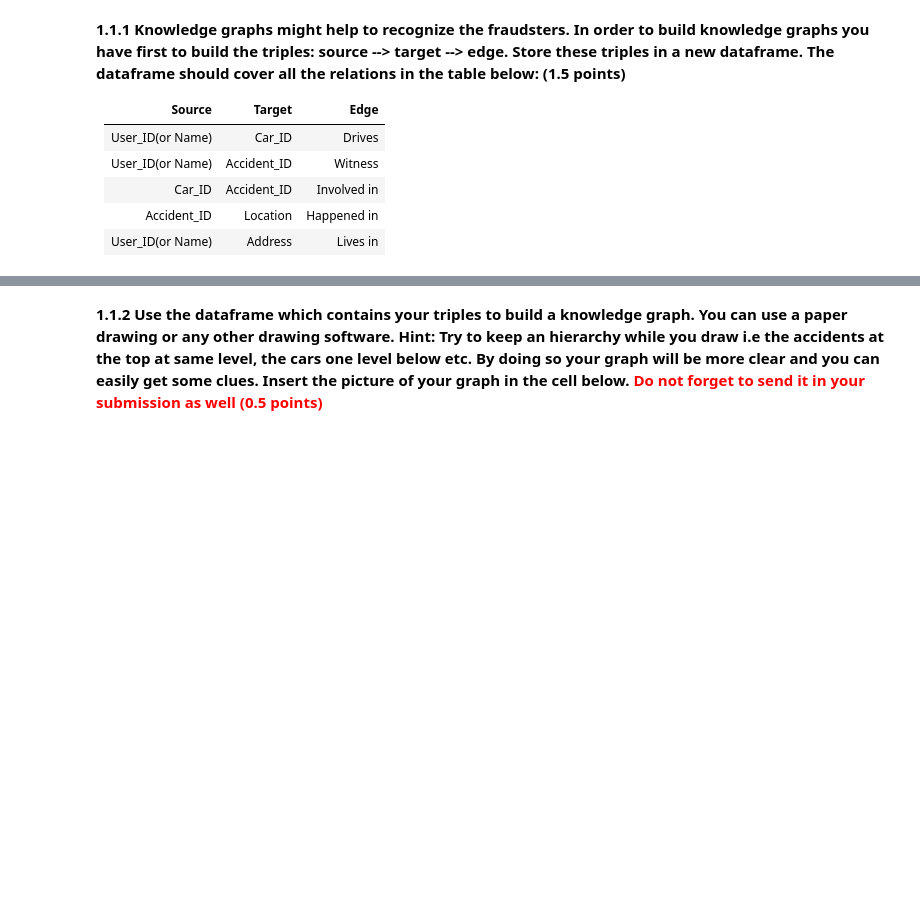
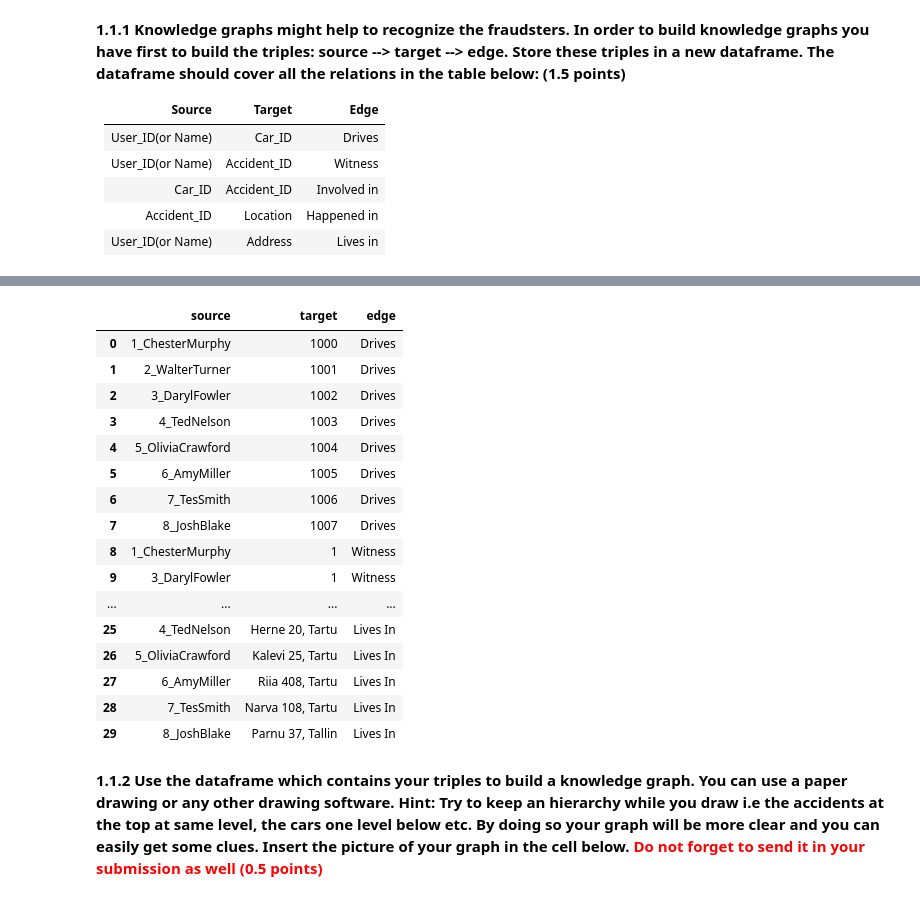
Before and after one commit to enliktjioe/bda2020, a Jupyter notebook: HW6/Homework_06.ipynb, the cells around one changed output, grey strips where cells are left out. Saved outputs shown, nothing was run; the diff lists cells and outputs as text; code cells hidden in the pictures; blank space fills up the shorter version.

```diff
--- a/HW6/Homework_06.ipynb
+++ b/HW6/Homework_06.ipynb
@@ -64,0 +142,4 @@ The fields included are:
+# %%
+# row2
+triples.extend([('1_ChesterMurphy', '1', 'Witness'),
+                ('3_DarylFowler', '1', 'Witness')])
@@ -65,2 +172,23 @@ The fields included are:
+# %%
+triples_df = pd.DataFrame(triples, columns=["source", "target", "edge"])
+triples_df
+# %% [output]
+|  | source | target | edge |
+| 0 | 1_ChesterMurphy | 1000 | Drives |
+| 1 | 2_WalterTurner | 1001 | Drives |
+| 2 | 3_DarylFowler | 1002 | Drives |
+| 3 | 4_TedNelson | 1003 | Drives |
+| 4 | 5_OliviaCrawford | 1004 | Drives |
+| 5 | 6_AmyMiller | 1005 | Drives |
+| 6 | 7_TesSmith | 1006 | Drives |
+| 7 | 8_JoshBlake | 1007 | Drives |
+| 8 | 1_ChesterMurphy | 1 | Witness |
+| 9 | 3_DarylFowler | 1 | Witness |
+| ... | ... | ... | ... |
+| 25 | 4_TedNelson | Herne 20, Tartu | Lives In |
+| 26 | 5_OliviaCrawford | Kalevi 25, Tartu | Lives In |
+| 27 | 6_AmyMiller | Riia 408, Tartu | Lives In |
+| 28 | 7_TesSmith | Narva 108, Tartu | Lives In |
+| 29 | 8_JoshBlake | Parnu 37, Tallin | Lives In |
 # %% [markdown]
 **1.1.2 Use the dataframe which contains your triples to build a knowledge graph. You can use a paper drawing or any other drawing software. Hint: Try to keep an hierarchy while you draw i.e the accidents at the top at same level, the cars one level below etc. By doing so your graph will be more clear and you can easily get some clues. Insert the picture of your graph in the cell below.** <font color='red'> **Do not forget to send it in your submission as well** **(0.5 points)**
```
Also changed, not shown: parts of 10 cells of this notebook, 6 other files.
